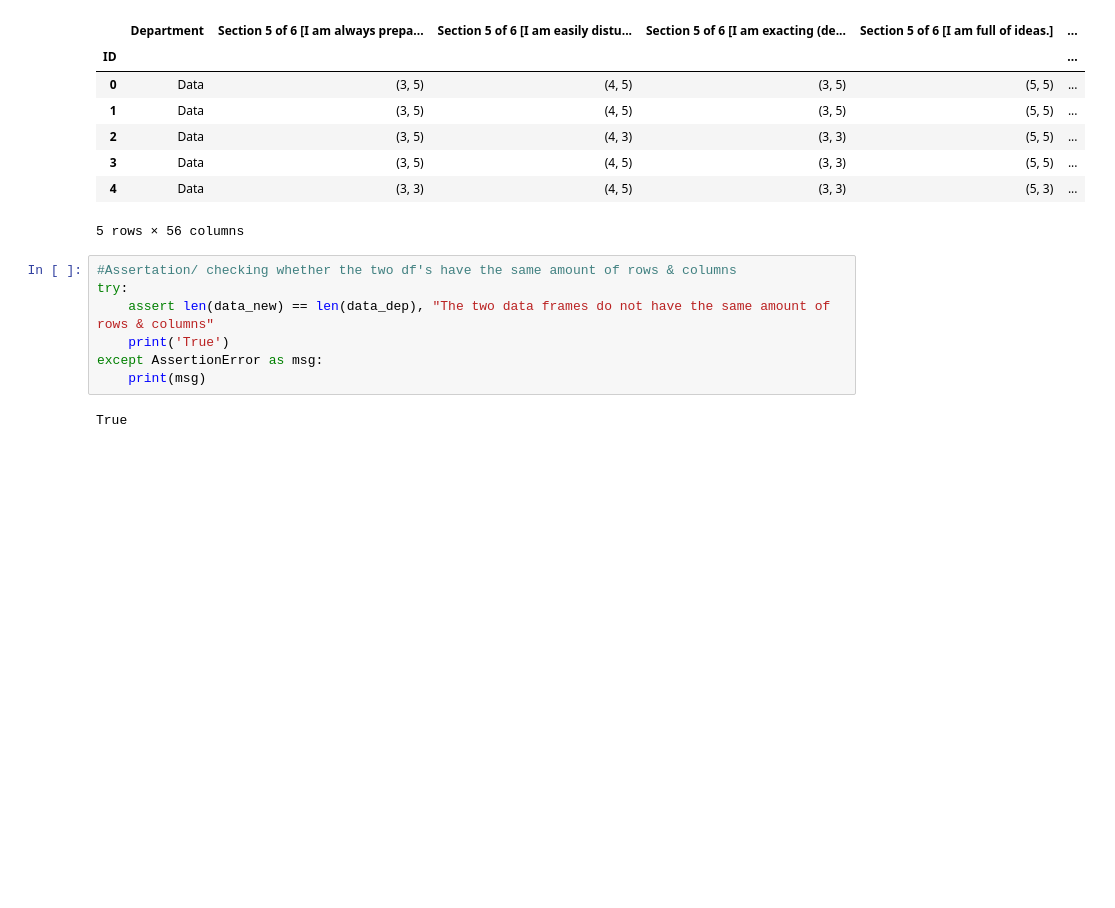
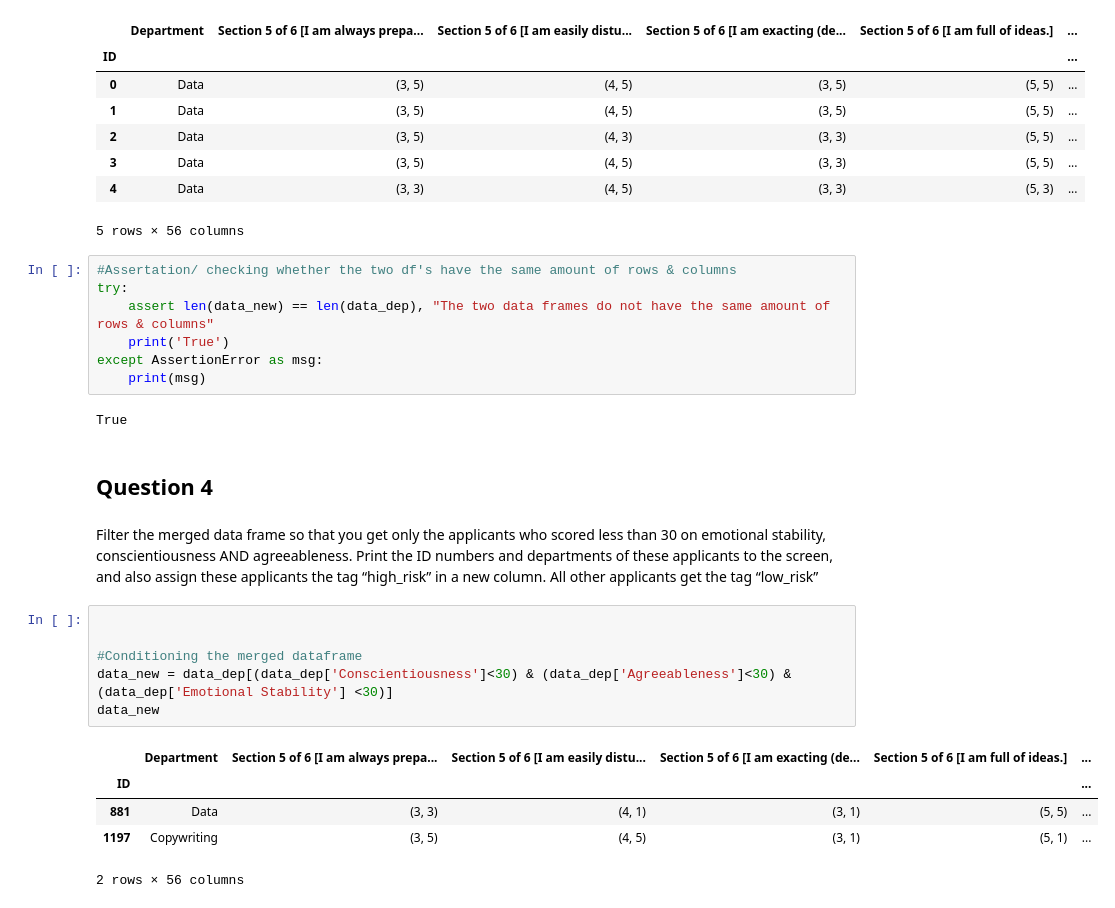
Before and after one commit to Shalom91/Data-Wrangling, a Jupyter notebook: Data Wrangling Project.ipynb, the cells around one changed output. Drawn from its saved outputs; the diff is of its cells as text; blank space fills up the shorter version.

```diff
--- a/Data Wrangling Project.ipynb
+++ b/Data Wrangling Project.ipynb
@@ -150,3 +151,19 @@ except AssertionError as msg:
     print(msg)
 # %% [output]
 True
+# %% [markdown]
+## Question 4
+# %% [markdown]
+Filter the merged data frame so that you get only the applicants who scored less than 30 on emotional stability, conscientiousness AND agreeableness. Print the ID numbers and departments of these applicants to the screen, and also assign these applicants the tag “high_risk” in a new column. All other applicants get the tag “low_risk”
+# %%
+
+
+#Conditioning the merged dataframe
+data_new = data_dep[(data_dep['Conscientiousness']<30) & (data_dep['Agreeableness']<30) & (data_dep['Emotional Stability'] <30)]
+data_new
+# %% [output]
+|  | Department | Section 5 of 6 [I am always prepa... | Section 5 of 6 [I am easily distu... | Section 5 of 6 [I am exacting (de... | Section 5 of 6 [I am full of ideas.] | ... |
+| ID |  |  |  |  |  | ... |
+| 881 | Data | (3, 3) | (4, 1) | (3, 1) | (5, 5) | ... |
+| 1197 | Copywriting | (3, 5) | (4, 5) | (3, 1) | (5, 1) | ... |
+2 rows × 56 columns
```
Also changed, not shown: parts of 6 cells of this notebook.
